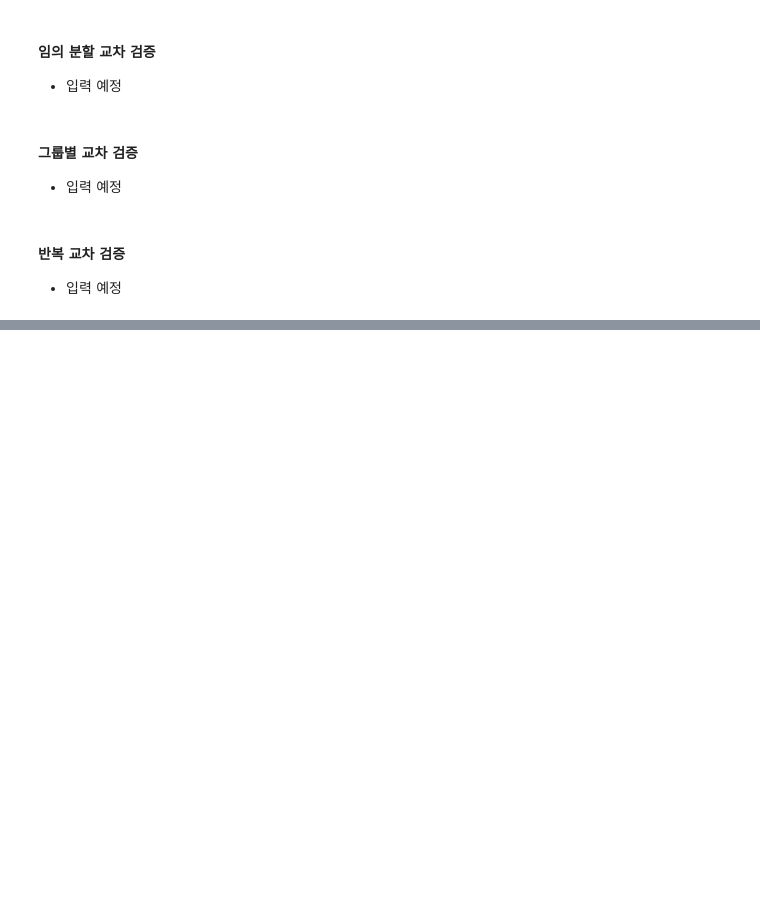
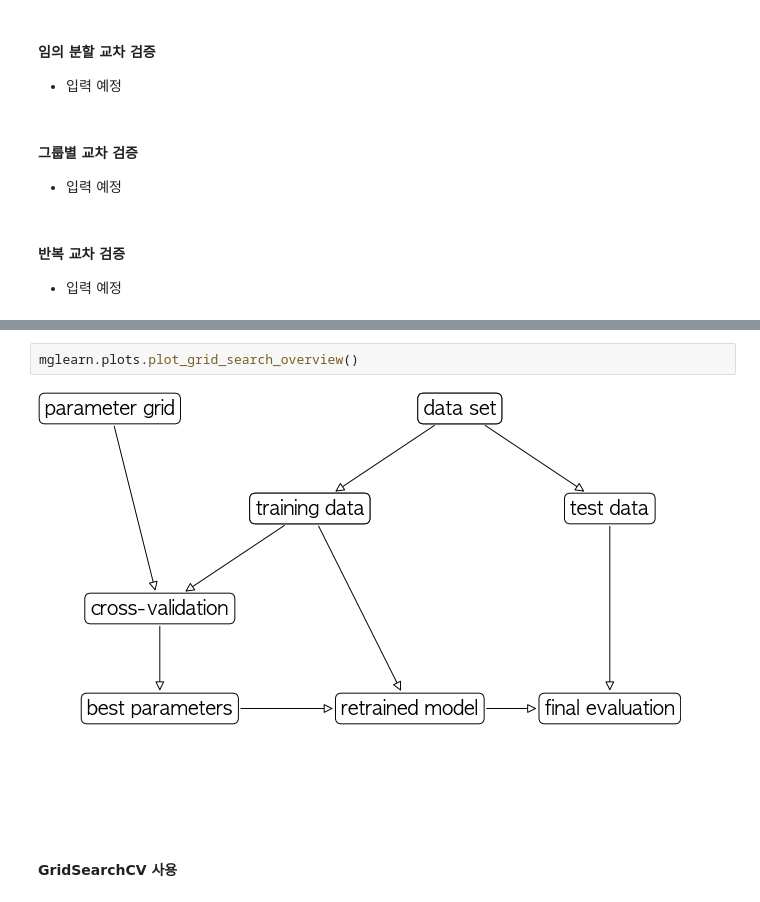
Before and after one commit to timetobye/Machine_learning_study, a Jupyter notebook: introduction_to_machine_learning_with_python/chpater_5_/chapter_5.ipynb, the cells around one changed output, grey strips where cells are left out. Cells and saved outputs as stored; diff of their text form; blank space fills up the shorter version.

```diff
--- a/introduction_to_machine_learning_with_python/chpater_5_/chapter_5.ipynb
+++ b/introduction_to_machine_learning_with_python/chpater_5_/chapter_5.ipynb
@@ -264,0 +420,6 @@ Mean accuracy: 0.97
+# %%
+mglearn.plots.plot_grid_search_overview()
+# %% [output]
+[figure, added]
+# %% [markdown]
+#### GridSearchCV 사용
```
Also changed, not shown: parts of 47 cells of this notebook.
